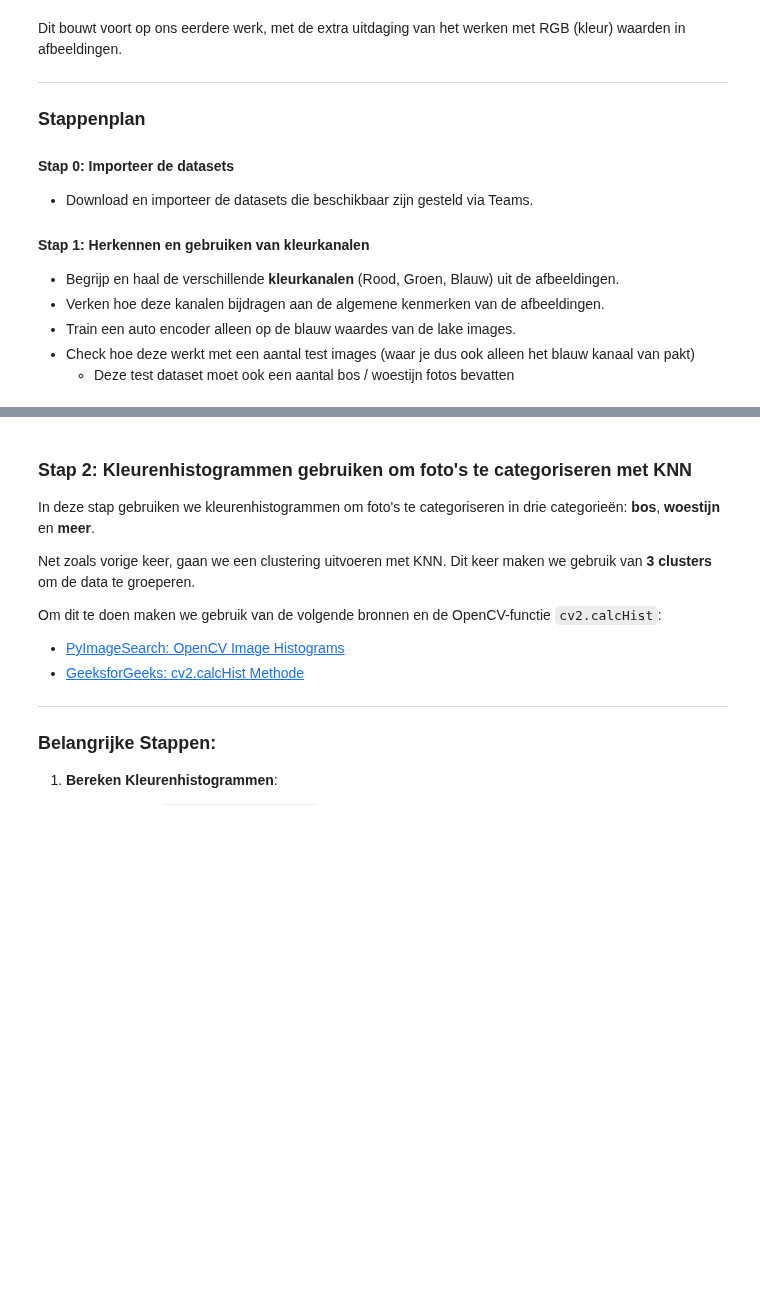
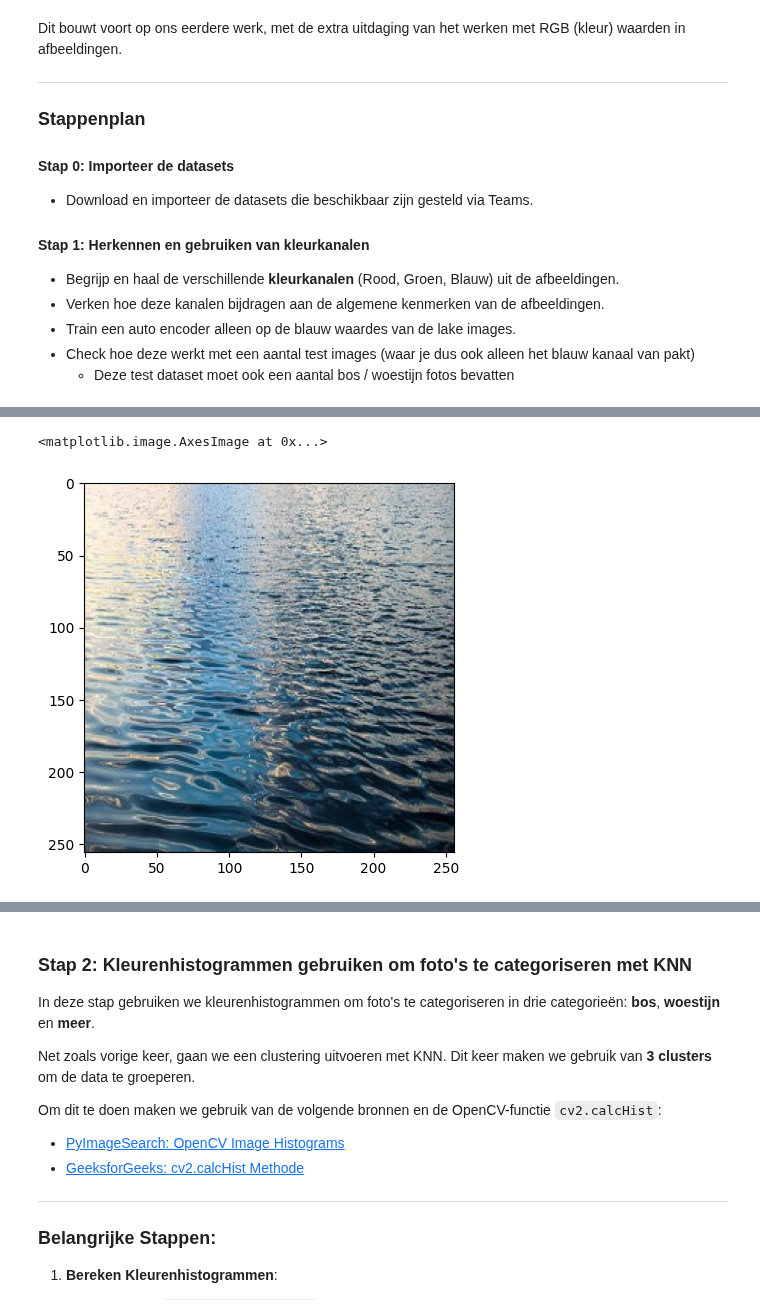
Before and after one commit to yanj27/Smart_Industry, a Jupyter notebook: Smart Industry/College 7/Werkcollege_7_RGB.ipynb, the cells around one changed output, grey strips where cells are left out. Saved outputs shown, nothing was run; the diff lists cells and outputs as text; code cells hidden in the pictures; blank space fills up the shorter version.

```diff
--- a/Smart Industry/College 7/Werkcollege_7_RGB.ipynb
+++ b/Smart Industry/College 7/Werkcollege_7_RGB.ipynb
@@ -63,3 +56,12 @@ image = desert[0]
+# %%
+lake = import_images('resized_lake_water')
+mixed = import_images('Mixed')
+# %%
+image = lake[0]
+plt.imshow(image)
+# %% [output]
+<matplotlib.image.AxesImage at 0x...>
+[figure, added]
 # %%
 # Extract the blue channel
 blue_channel = image[:, :, 0]  # The first channel in BGR is blue
```
Also changed, not shown: parts of 6 cells of this notebook.
